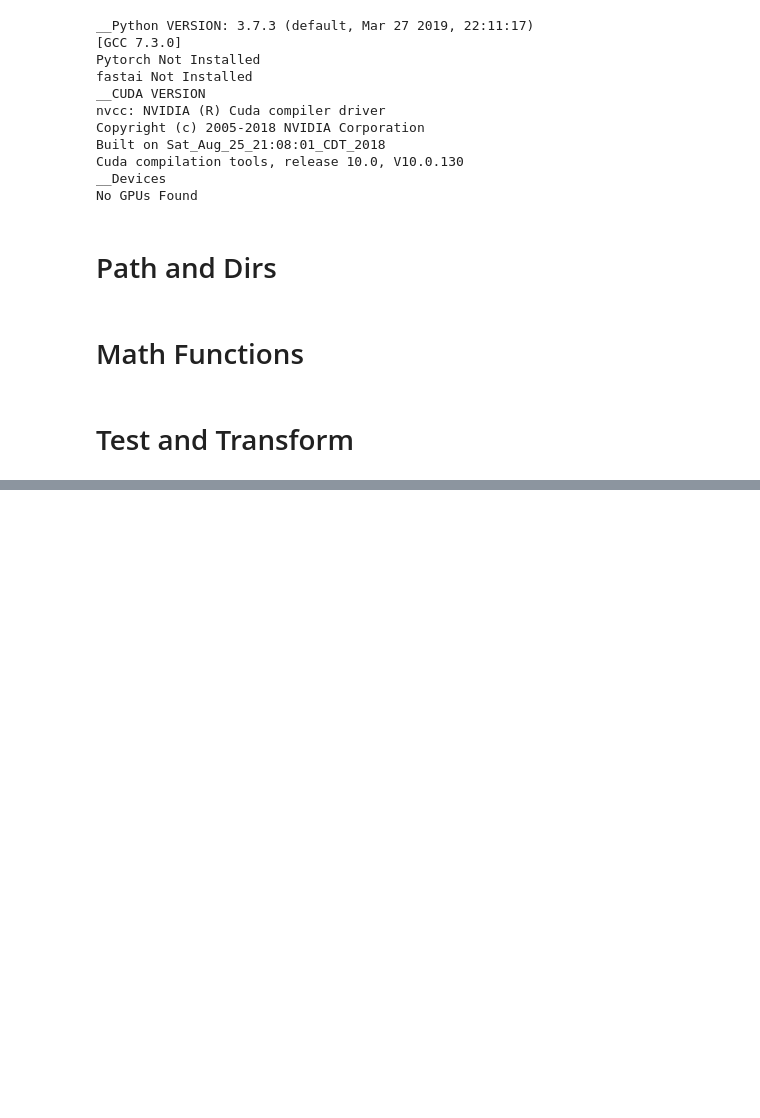
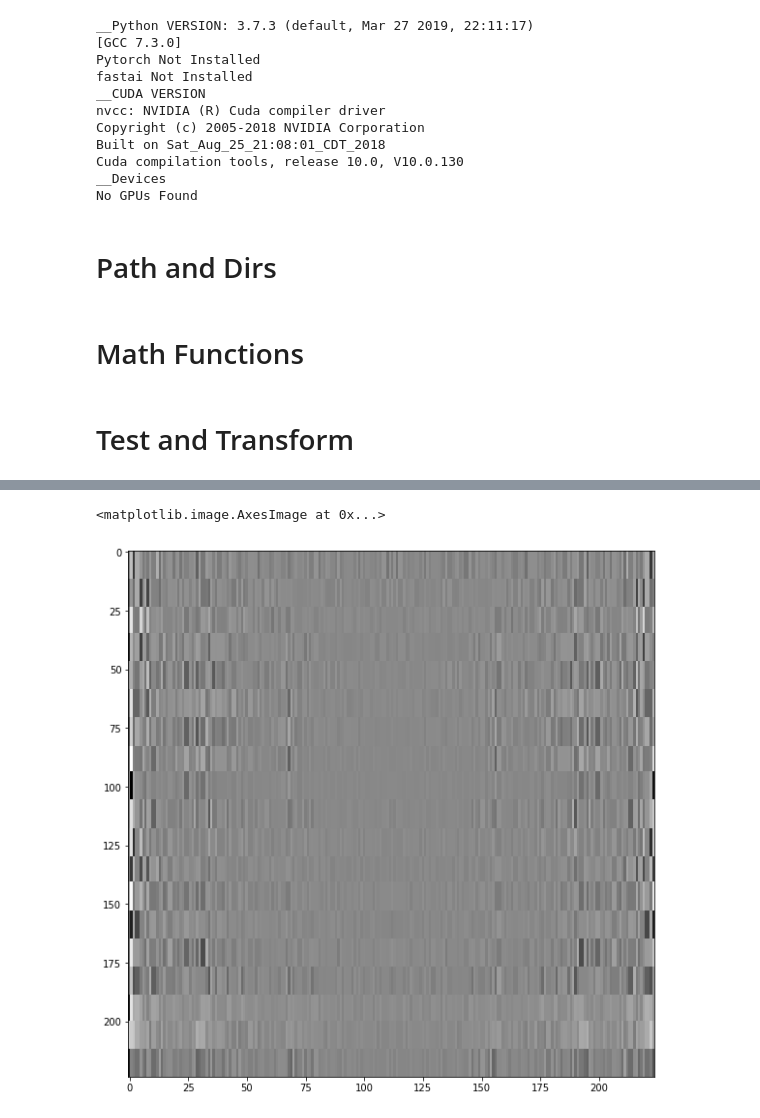
Before and after one commit to danielgrzenda/tuh_eeg, a Jupyter notebook: nbs/05_create_images.ipynb, the cells around one changed output, grey strips where cells are left out. Cells and saved outputs as stored; diff of their text form; code cells hidden in the pictures; blank space fills up the shorter version.

```diff
--- a/nbs/05_create_images.ipynb
+++ b/nbs/05_create_images.ipynb
@@ -189,0 +232,5 @@ plt.imshow(img[...,0], cmap='gray')
+# %%
+plt.imshow(img[...,1], cmap='gray')
+# %% [output]
+<matplotlib.image.AxesImage at 0x...>
+[figure, added]
```
Also changed, not shown: parts of 16 cells of this notebook, 4 other files.
